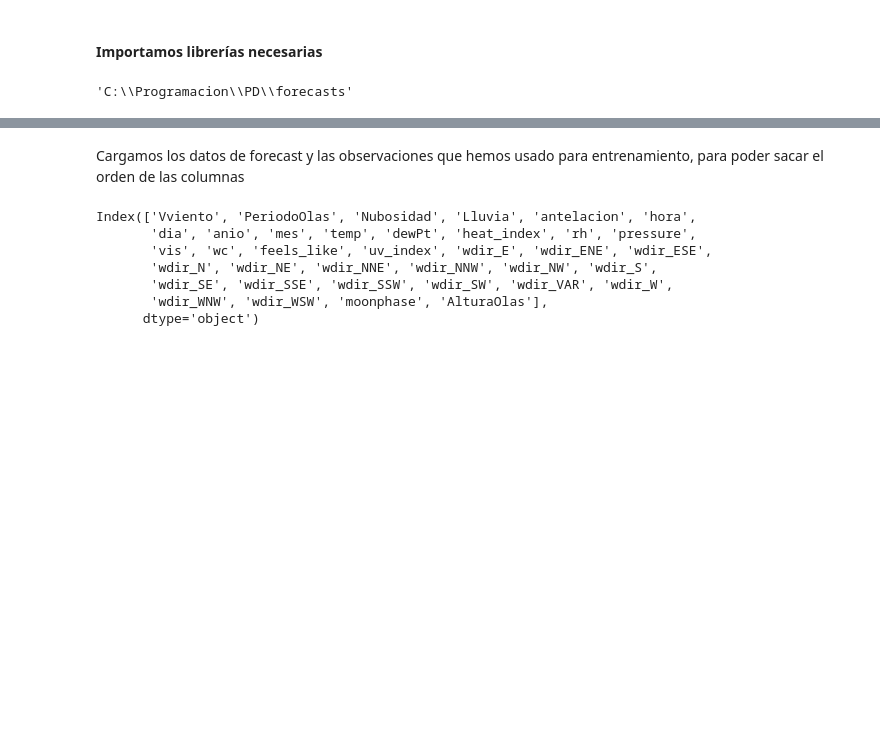
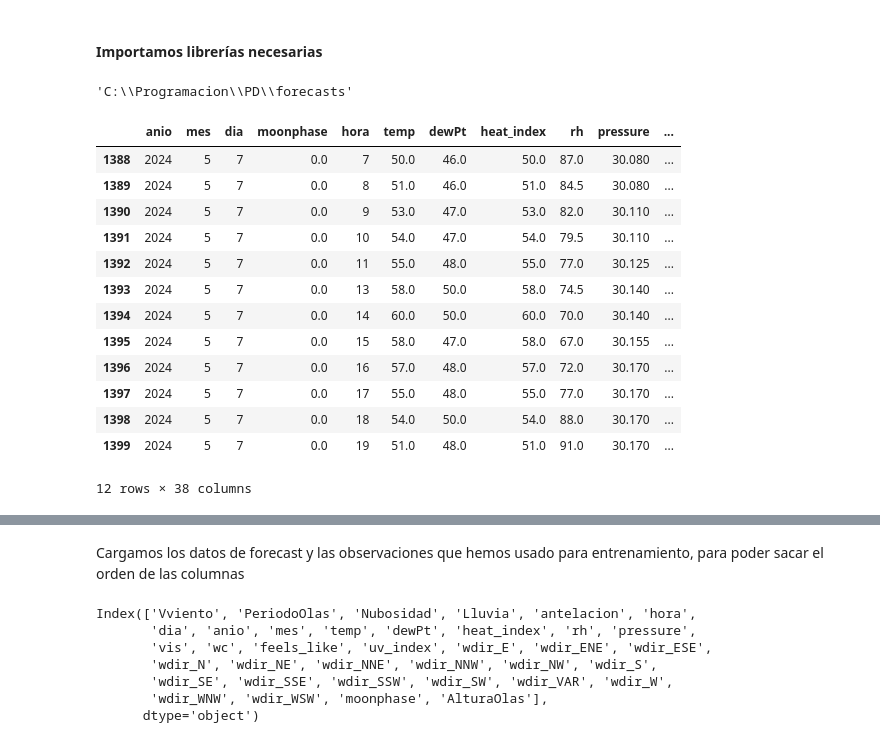
Before and after one commit to MarioBaldocchi/PD, a Jupyter notebook: forecasts/evaluacion.ipynb, the cells around one changed output, grey strips where cells are left out. Cells and saved outputs as stored; diff of their text form; code cells hidden in the pictures; blank space fills up the shorter version.

```diff
--- a/forecasts/evaluacion.ipynb
+++ b/forecasts/evaluacion.ipynb
@@ -18,3 +19,21 @@ from modelos import *
 import matplotlib.pyplot as plt
 import numpy as np
 import pandas as pd
+# %%
+df_2024 = pd.read_parquet("../clean/df_2024.parquet")
+df_2024[(df_2024.dia == 7) & (df_2024.mes == 5)]
+# %% [output]
+|  | anio | mes | dia | moonphase | hora | temp | dewPt | heat_index | rh | pressure | ... |
+| 1388 | 2024 | 5 | 7 | 0.0 | 7 | 50.0 | 46.0 | 50.0 | 87.0 | 30.080 | ... |
+| 1389 | 2024 | 5 | 7 | 0.0 | 8 | 51.0 | 46.0 | 51.0 | 84.5 | 30.080 | ... |
+| 1390 | 2024 | 5 | 7 | 0.0 | 9 | 53.0 | 47.0 | 53.0 | 82.0 | 30.110 | ... |
+| 1391 | 2024 | 5 | 7 | 0.0 | 10 | 54.0 | 47.0 | 54.0 | 79.5 | 30.110 | ... |
+| 1392 | 2024 | 5 | 7 | 0.0 | 11 | 55.0 | 48.0 | 55.0 | 77.0 | 30.125 | ... |
+| 1393 | 2024 | 5 | 7 | 0.0 | 13 | 58.0 | 50.0 | 58.0 | 74.5 | 30.140 | ... |
+| 1394 | 2024 | 5 | 7 | 0.0 | 14 | 60.0 | 50.0 | 60.0 | 70.0 | 30.140 | ... |
+| 1395 | 2024 | 5 | 7 | 0.0 | 15 | 58.0 | 47.0 | 58.0 | 67.0 | 30.155 | ... |
+| 1396 | 2024 | 5 | 7 | 0.0 | 16 | 57.0 | 48.0 | 57.0 | 72.0 | 30.170 | ... |
+| 1397 | 2024 | 5 | 7 | 0.0 | 17 | 55.0 | 48.0 | 55.0 | 77.0 | 30.170 | ... |
+| 1398 | 2024 | 5 | 7 | 0.0 | 18 | 54.0 | 50.0 | 54.0 | 88.0 | 30.170 | ... |
+| 1399 | 2024 | 5 | 7 | 0.0 | 19 | 51.0 | 48.0 | 51.0 | 91.0 | 30.170 | ... |
+12 rows × 38 columns
```
Also changed, not shown: parts of 36 cells of this notebook.
